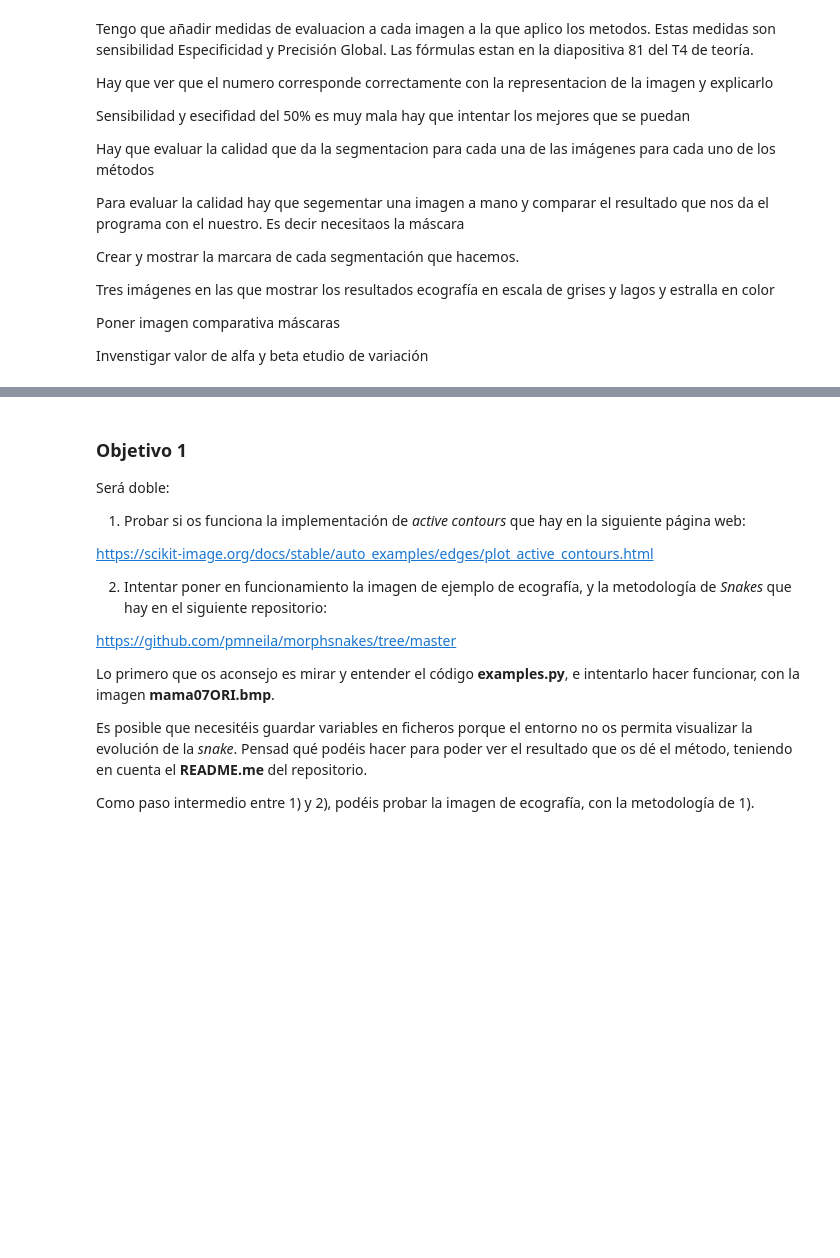
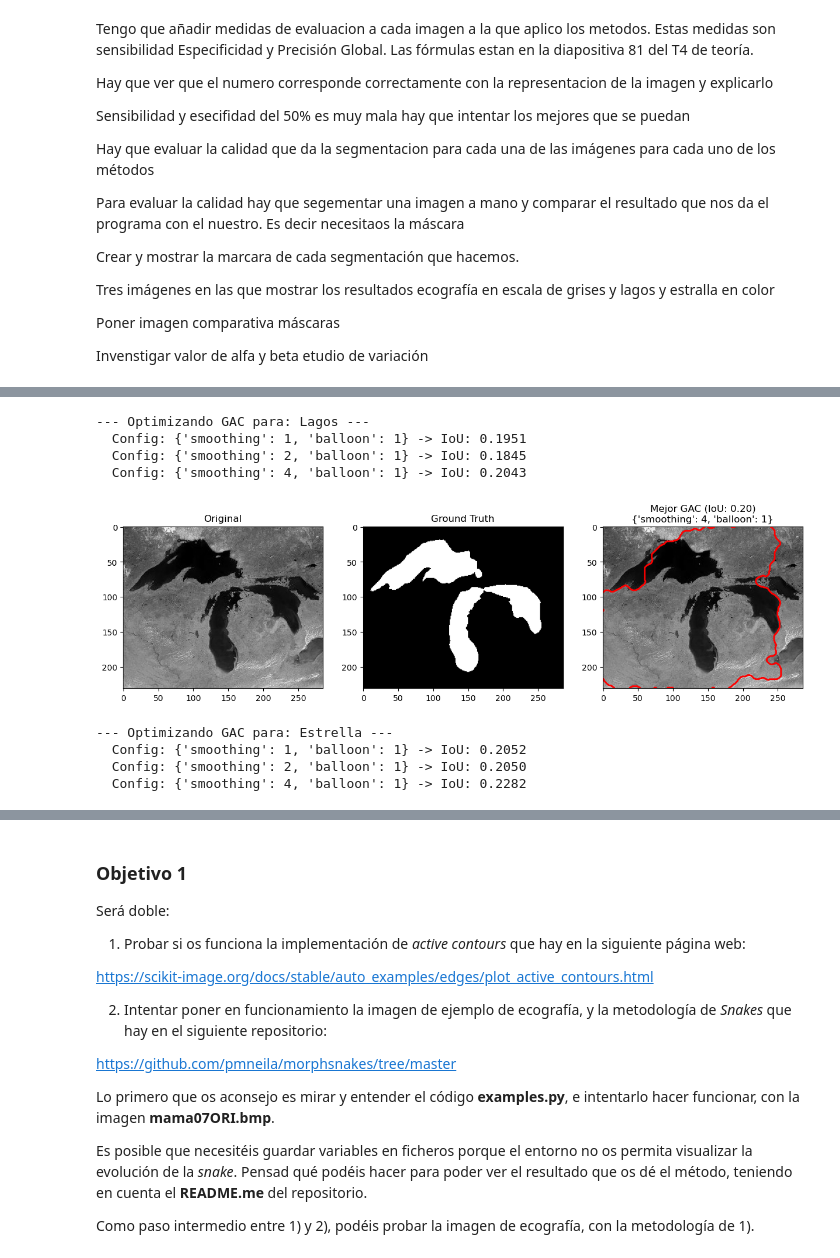
Before and after one commit to pfg1008/Practica_3_imagenes, a Jupyter notebook: MorphologicalSnakesVEstudiantes.ipynb, the cells around one changed output, grey strips where cells are left out. Cells and saved outputs as stored; diff of their text form; code cells hidden in the pictures; blank space fills up the shorter version.

```diff
--- a/MorphologicalSnakesVEstudiantes.ipynb
+++ b/MorphologicalSnakesVEstudiantes.ipynb
@@ -295,0 +148,80 @@ Nota: Métricas no calculadas para el nódulo por falta de archivo de máscara '
+# %%
+def probar_parametros_gac(img, mask_gt, nombre, configs):
+    """
+    Prueba diferentes configuraciones de GAC y muestra la mejor.
+    configs: lista de diccionarios [{'smoothing': 1, 'balloon': 1}, ...]
+    """
+    # Preprocesamiento necesario para GAC (Gradiente Inverso)
+    gimg = ms.inverse_gaussian_gradient(img, alpha=1000, sigma=2)
+
+    # Inicialización estándar (Círculo central)
+    init_ls = ms.circle_level_set(img.shape, radius=img.shape[0]//3)
+
+    print(f"--- Optimizando GAC para: {nombre} ---")
+
+    mejor_iou = -1
+    mejor_res = None
+    mejor_cfg = {}
+
+    for cfg in configs:
+        # Ejecutar algoritmo
+        res = ms.morphological_geodesic_active_contour(
+            gimg, iterations=250, # Iteraciones fijas suficientes
+            init_level_set=init_ls,
+            smoothing=cfg['smoothing'],
+            threshold='auto',
+            balloon=cfg['balloon']
+        )
+
+        # Evaluar
+        if mask_gt is not None:
+            iou = calcular_iou(mask_gt, res)
+            print(f"  Config: {cfg} -> IoU: {iou:.4f}")
+
+            if iou > mejor_iou:
+                mejor_iou = iou
+                mejor_res = res
+                mejor_cfg = cfg
+        else:
+            # Si no hay mascara, guardamos el último
+            mejor_res = res
+            mejor_cfg = cfg
+
+    # Visualizar Ganador
+    if mask_gt is not None:
+        fig, ax = plt.subplots(1, 3, figsize=(15, 5))
+        ax[0].imshow(img, cmap='gray'); ax[0].set_title("Original")
+        ax[1].imshow(mask_gt, cmap='gray'); ax[1].set_title("Ground Truth")
+        ax[2].imshow(img, cmap='gray')
+        ax[2].contour(mejor_res, [0.5], colors='r', linewidths=2)
+        ax[2].set_title(f"Mejor GAC (IoU: {mejor_iou:.2f})\n{mejor_cfg}")
+        plt.show()
+
+    return mejor_cfg
+
+# --- DEFINICIÓN DE PRUEBAS GAC ---
+# Aquí definimos qué probar para cada imagen
+for item in dataset:
+    img, mask = cargar_datos(item)
+    if mask is None: continue
+
+    # Lista de combinaciones a probar
+    # Probamos balloon=1 (crecer) y suavizado 1 (detalle) vs 3 (suave)
+    configs_test = [
+        {'smoothing': 1, 'balloon': 1},
+        {'smoothing': 2, 'balloon': 1},
+        {'smoothing': 4, 'balloon': 1},
+        # Nota: Si la inicialización fuera externa, probaríamos balloon=-1
+    ]
+
+    probar_parametros_gac(img, mask, item['nombre'], configs_test)
+# %% [output]
+--- Optimizando GAC para: Lagos ---
+  Config: {'smoothing': 1, 'balloon': 1} -> IoU: 0.1951
+  Config: {'smoothing': 2, 'balloon': 1} -> IoU: 0.1845
+  Config: {'smoothing': 4, 'balloon': 1} -> IoU: 0.2043
+[figure, added]
+--- Optimizando GAC para: Estrella ---
+  Config: {'smoothing': 1, 'balloon': 1} -> IoU: 0.2052
+  Config: {'smoothing': 2, 'balloon': 1} -> IoU: 0.2050
+  Config: {'smoothing': 4, 'balloon': 1} -> IoU: 0.2282
```
Also changed, not shown: parts of 13 cells of this notebook.
